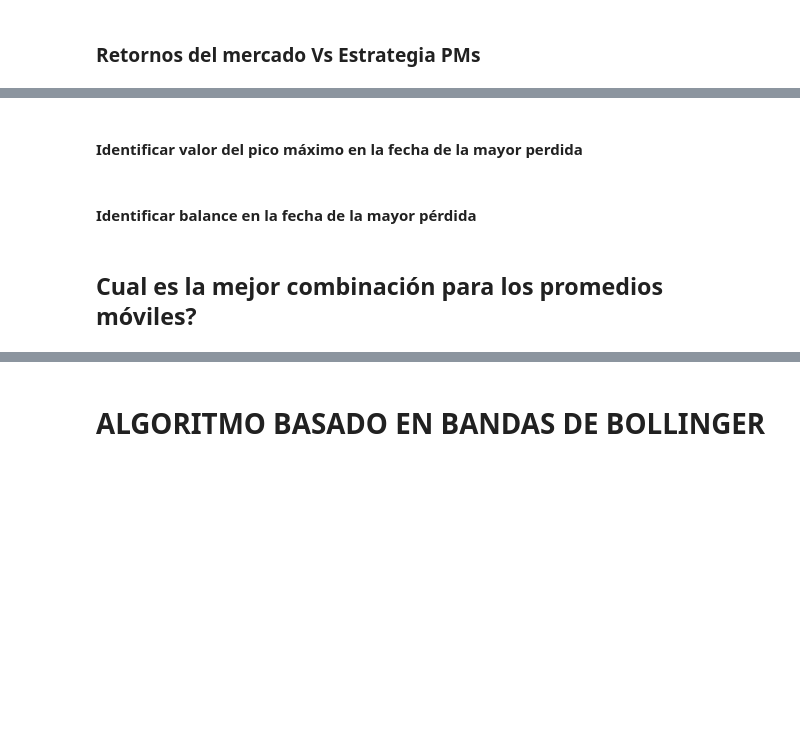
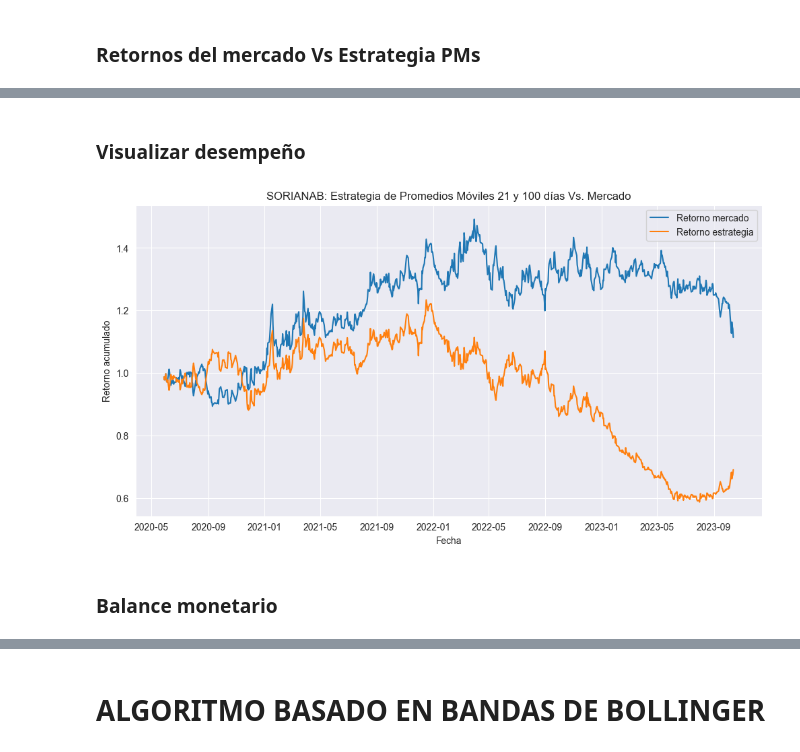
Before and after one commit to carlosdeoncedos/CienciaDatosFinanzas2023_09_lunes, a Jupyter notebook: Sesion_6.ipynb, the cells around one changed output, grey strips where cells are left out. Cells and saved outputs as stored; diff of their text form; code cells hidden in the pictures; blank space fills up the shorter version.

Commit message:
Desarrollo BackTesting promedios moviles

```diff
--- a/Sesion_6.ipynb
+++ b/Sesion_6.ipynb
@@ -457,6 +444,2 @@ Estrategia Promedios Moviles 21 y 100 dias -0.1353149331316811
-# %% [markdown]
-#### Identificar valor del pico máximo en la fecha de la mayor perdida
-# %% [markdown]
-#### Identificar balance en la fecha de la mayor pérdida
-# %% [markdown]
-## <font color='navygray'>Cual es la mejor combinación para los promedios móviles?</font>
+# %% [markdown]
+### Visualizar desempeño
@@ -462,0 +448,14 @@ Estrategia Promedios Moviles 21 y 100 dias -0.1353149331316811
+# %%
+fig, ax = plt.subplots(figsize=(12,6))
+
+ax.plot(df.index, np.exp(df['ret'].cumsum()), label='Retorno mercado')
+ax.plot(df.index, np.exp(df['ret_estr'].cumsum()), label='Retorno estrategia')
+
+ax.set_xlabel('Fecha')
+ax.set_ylabel('Retorno acumulado')
+ax.set_title(f'{accion.upper().replace(".MX", "")}: Estrategia de Promedios Móviles {pm1} y {pm2} días Vs. Mercado')
+ax.legend();
+# %% [output]
+[figure, added]
+# %% [markdown]
+### <font color='navygray'>Balance monetario</font>
```
Also changed, not shown: parts of 64 cells of this notebook.
